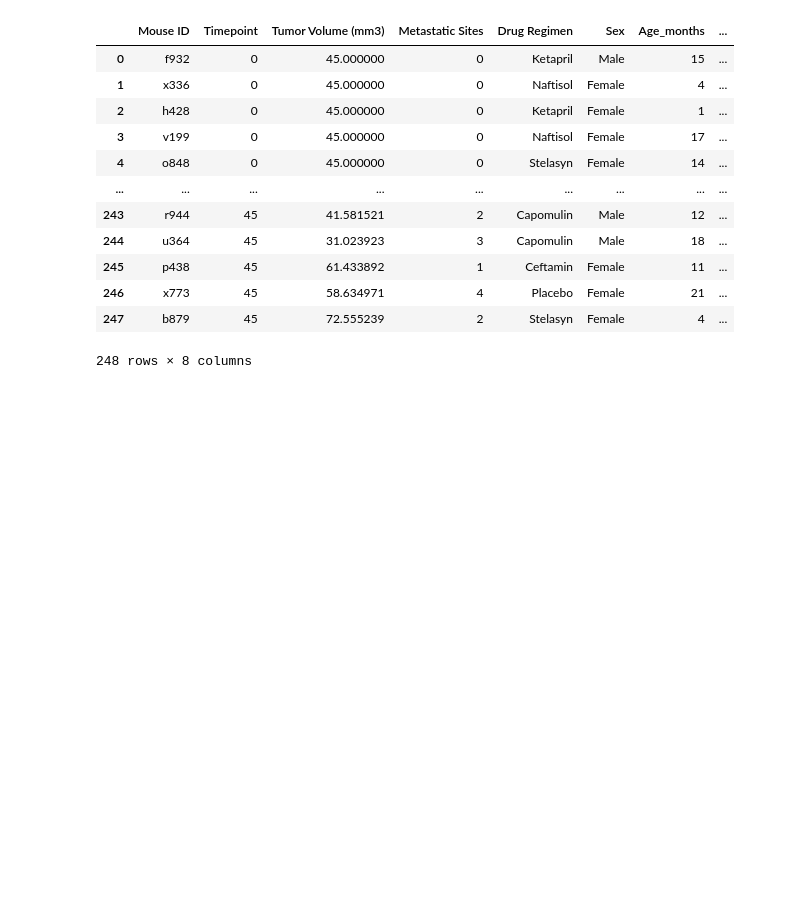
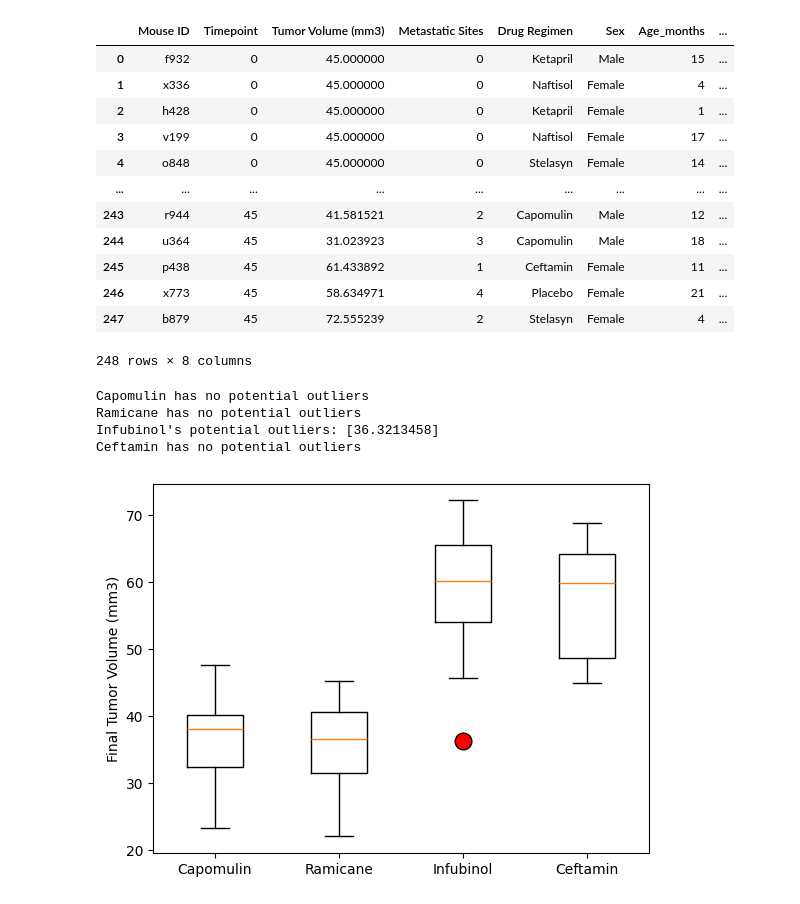
Before and after one commit to AshleyJubilee/matplotlib-challenge, a Jupyter notebook: pymaceuticals.ipynb, the cells around one changed output. Drawn from its saved outputs; the diff is of its cells as text; code cells hidden in the pictures; blank space fills up the shorter version.

```diff
--- a/pymaceuticals.ipynb
+++ b/pymaceuticals.ipynb
@@ -165,3 +161,41 @@ lastTimeClean
 | 246 | x773 | 45 | 58.634971 | 4 | Placebo | Female | 21 | ... |
 | 247 | b879 | 45 | 72.555239 | 2 | Stelasyn | Female | 4 | ... |
 248 rows × 8 columns
+# %%
+# Initialize name and data lists.
+drugNames = ["Capomulin", "Ramicane", "Infubinol",  "Ceftamin"]
+drugVolList = []
+
+# Creates list of each drugs' tumor volume and appends to total list
+# Calculates quantiles, iqr, and possible outliers
+# Prints results based on truthyness of outliers list
+for drug in drugNames:
+    drugVol = lastTimeClean.loc[lastTimeClean["Drug Regimen"] == drug]["Tumor Volume (mm3)"]
+    drugVolList.append(drugVol.tolist())
+
+    quartiles = drugVol.quantile([.25,.5,.75])
+    lowerq = quartiles[0.25]
+    upperq = quartiles[0.75]
+    iqr = upperq-lowerq
+    lower_bound = lowerq - (1.5*iqr)
+    upper_bound = upperq + (1.5*iqr)
+
+    outliers = [x for x in drugVol if (x > upper_bound) | (x < lower_bound)]
+
+    if outliers:
+        print(f'{drug}\'s potential outliers: {outliers}')
+    else:
+        print(f'{drug} has no potential outliers')
+# %% [output]
+Capomulin has no potential outliers
+Ramicane has no potential outliers
+Infubinol's potential outliers: [36.3213458]
+Ceftamin has no potential outliers
+# %%
+# Create pyplot boxplot from drugVolList subsets
+plt.boxplot(drugVolList, flierprops=dict(markersize=12, markerfacecolor="red"))
+plt.ylabel("Final Tumor Volume (mm3)")
+plt.xticks([1, 2, 3, 4], labels=drugNames)
+plt.show()
+# %% [output]
+[figure, added]
```
Also changed, not shown: parts of 5 cells of this notebook.
